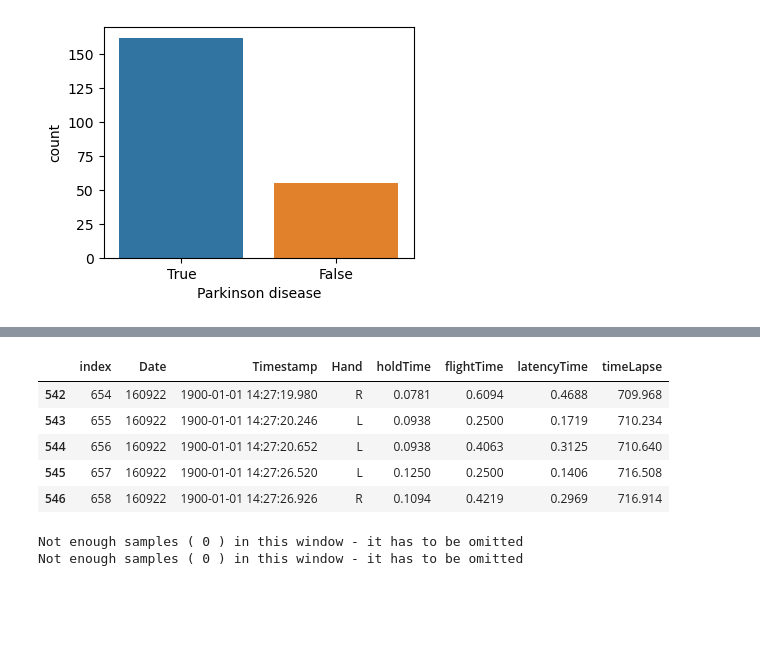
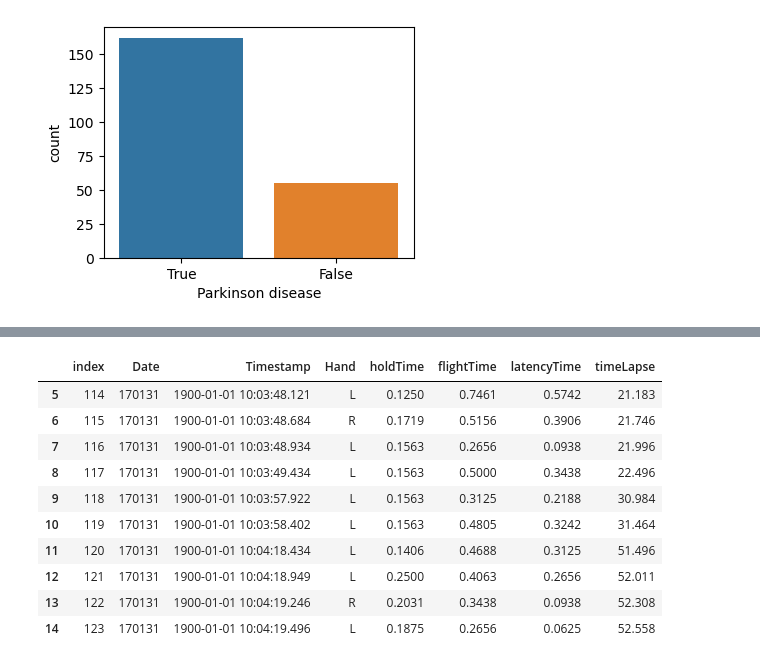
Before and after one commit to HannaKatarzyna/monKEY_app, a Jupyter notebook: preprocessing.ipynb, the cells around one changed output, grey strips where cells are left out. Drawn from its saved outputs; the diff is of its cells as text; code cells hidden in the pictures; blank space fills up the shorter version.

```diff
--- a/preprocessing.ipynb
+++ b/preprocessing.ipynb
@@ -580,5 +632,8 @@ df_ID2.loc[[0], 'files'][0][0]
 # %%
-data2 = pd.read_csv(directory_path2 + df_ID2['files'].iloc[1][0], delimiter="\t", index_col=False, header=None, names=[
+# data2 = pd.read_csv(directory_path2 + df_ID2['files'].iloc[10][0], delimiter="\t", index_col=False, header=None, names=[
+#                     'User', 'Date', 'Timestamp', 'Hand', 'holdTime', 'Direction', 'flightTime', 'latencyTime'])
+
+data2 = pd.read_csv(directory_path2 + df_ID2.loc[[10], 'files'].values[0][0], delimiter="\t", index_col=False, header=None, names=[
                     'User', 'Date', 'Timestamp', 'Hand', 'holdTime', 'Direction', 'flightTime', 'latencyTime'])
 
 data2.drop(columns=['User'], inplace=True)
@@ -586,8 +641,9 @@ data2.drop(columns=['Direction'], inplace=True)
 
 data2.iloc[:, -3:] = data2.iloc[:, -
                                 3:].apply(lambda x: x.lstrip('0') if type(x) == str else x)
-data2.iloc[:, -3:] = pd.to_numeric(data2.iloc[:, -3:].stack(),
-                                   errors='coerce').unstack()
+data2.iloc[:, -3:] = pd.to_numeric(data2.iloc[:, -3:].stack(), errors='coerce').unstack()
 data2.iloc[:, -3:] = data2.iloc[:, -3:].apply(lambda x: x/1000)
-data2.head()
+
+print(data2.shape)
+data2.tail()
 # %% [output]
@@ -650,31 +698,33 @@ grouped_data
 # %%
 idx = grouped_data['Length'].idxmax()
 new_rec2 = new_rec[new_rec['Hour'] == idx].copy()
 new_rec2.drop('Hour', axis=1, inplace=True)
 new_rec2.reset_index(inplace=True)
 
 new_rec2['Timestamp'] = new_rec2['Timestamp'].apply(
     lambda x: datetime.strptime(x, '%H:%M:%S.%f'))
 new_rec2['timeLapse'] = count_time_from_0(new_rec2)
-new_rec2.tail()
+new_rec2.head()
 # %% [output]
 |  | index | Date | Timestamp | Hand | holdTime | flightTime | latencyTime | timeLapse |
-| 542 | 654 | 160922 | 1900-01-01 14:27:19.980 | R | 0.0781 | 0.6094 | 0.4688 | 709.968 |
-| 543 | 655 | 160922 | 1900-01-01 14:27:20.246 | L | 0.0938 | 0.2500 | 0.1719 | 710.234 |
-| 544 | 656 | 160922 | 1900-01-01 14:27:20.652 | L | 0.0938 | 0.4063 | 0.3125 | 710.640 |
-| 545 | 657 | 160922 | 1900-01-01 14:27:26.520 | L | 0.1250 | 0.2500 | 0.1406 | 716.508 |
-| 546 | 658 | 160922 | 1900-01-01 14:27:26.926 | R | 0.1094 | 0.4219 | 0.2969 | 716.914 |
+| 5 | 114 | 170131 | 1900-01-01 10:03:48.121 | L | 0.1250 | 0.7461 | 0.5742 | 21.183 |
+| 6 | 115 | 170131 | 1900-01-01 10:03:48.684 | R | 0.1719 | 0.5156 | 0.3906 | 21.746 |
+| 7 | 116 | 170131 | 1900-01-01 10:03:48.934 | L | 0.1563 | 0.2656 | 0.0938 | 21.996 |
+| 8 | 117 | 170131 | 1900-01-01 10:03:49.434 | L | 0.1563 | 0.5000 | 0.3438 | 22.496 |
+| 9 | 118 | 170131 | 1900-01-01 10:03:57.922 | L | 0.1563 | 0.3125 | 0.2188 | 30.984 |
+| 10 | 119 | 170131 | 1900-01-01 10:03:58.402 | L | 0.1563 | 0.4805 | 0.3242 | 31.464 |
+| 11 | 120 | 170131 | 1900-01-01 10:04:18.434 | L | 0.1406 | 0.4688 | 0.3125 | 51.496 |
+| 12 | 121 | 170131 | 1900-01-01 10:04:18.949 | L | 0.2500 | 0.4063 | 0.2656 | 52.011 |
+| 13 | 122 | 170131 | 1900-01-01 10:04:19.246 | R | 0.2031 | 0.3438 | 0.0938 | 52.308 |
+| 14 | 123 | 170131 | 1900-01-01 10:04:19.496 | L | 0.1875 | 0.2656 | 0.0625 | 52.558 |
 # %%
 # 15-seconds non-overlapping time windows
 assumed_length = 360  # first condition
 # window_time = 15  # time width of window
 window_time = 20  # time width of window
 
-va = feature_extract_method_2(new_rec2, dynamic_feature='holdTime', time_feature='timeLapse',
+va, typi = feature_extract_method_2(new_rec2[1:], dynamic_feature='holdTime', time_feature='timeLapse',
                               assumed_length=assumed_length, window_time=window_time)
-# %% [output]
-Not enough samples ( 0 ) in this window - it has to be omitted
-Not enough samples ( 0 ) in this window - it has to be omitted
 # %%
 va
 # %% [output]
```
Also changed, not shown: parts of 30 cells of this notebook, 1 other file.
